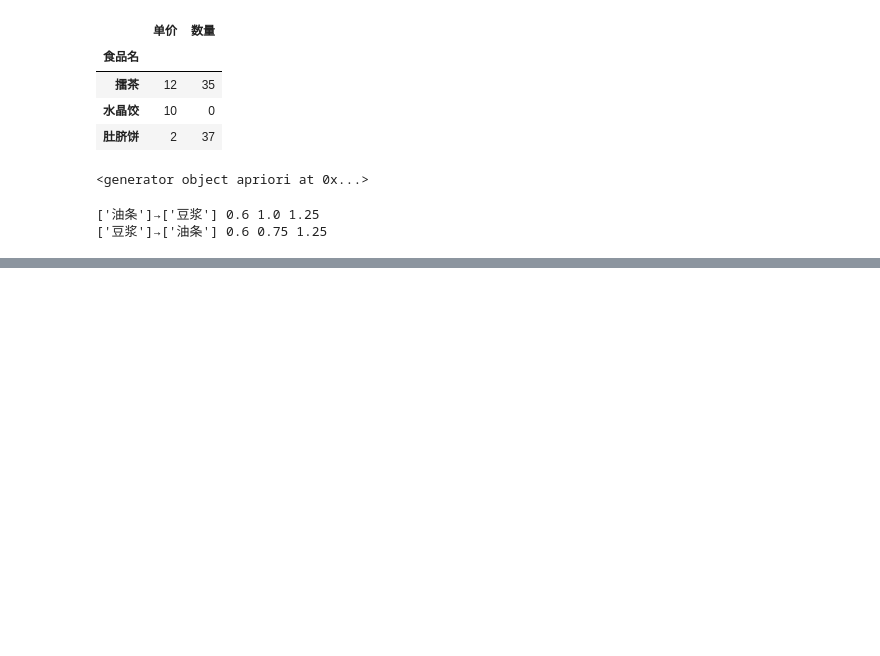
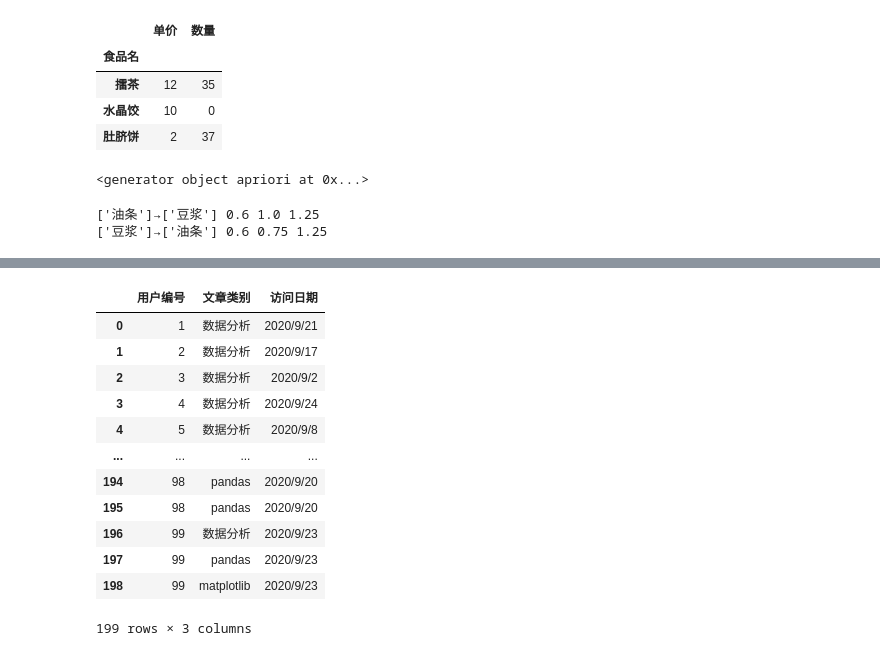
Before and after one commit to Acbee3/Python_learner, a Jupyter notebook: 数据分析/Apriori.ipynb, the cells around one changed output, grey strips where cells are left out. Cells and saved outputs as stored; diff of their text form; code cells hidden in the pictures; blank space fills up the shorter version.

```diff
--- a/数据分析/Apriori.ipynb
+++ b/数据分析/Apriori.ipynb
@@ -70,0 +89,19 @@ for result in results_bre:
+# %%
+# 提取列数据（'用户编号', '文章类别', '访问日期'），并进行赋值
+analysis_data = user_data[['用户编号', '文章类别', '访问日期']]
+# 查看提取的数据
+analysis_data
+# %% [output]
+|  | 用户编号 | 文章类别 | 访问日期 |
+| 0 | 1 | 数据分析 | 2020/9/21 |
+| 1 | 2 | 数据分析 | 2020/9/17 |
+| 2 | 3 | 数据分析 | 2020/9/2 |
+| 3 | 4 | 数据分析 | 2020/9/24 |
+| 4 | 5 | 数据分析 | 2020/9/8 |
+| ... | ... | ... | ... |
+| 194 | 98 | pandas | 2020/9/20 |
+| 195 | 98 | pandas | 2020/9/20 |
+| 196 | 99 | 数据分析 | 2020/9/23 |
+| 197 | 99 | pandas | 2020/9/23 |
+| 198 | 99 | matplotlib | 2020/9/23 |
+199 rows × 3 columns
```
Also changed, not shown: parts of 10 cells of this notebook, 2 other files.
